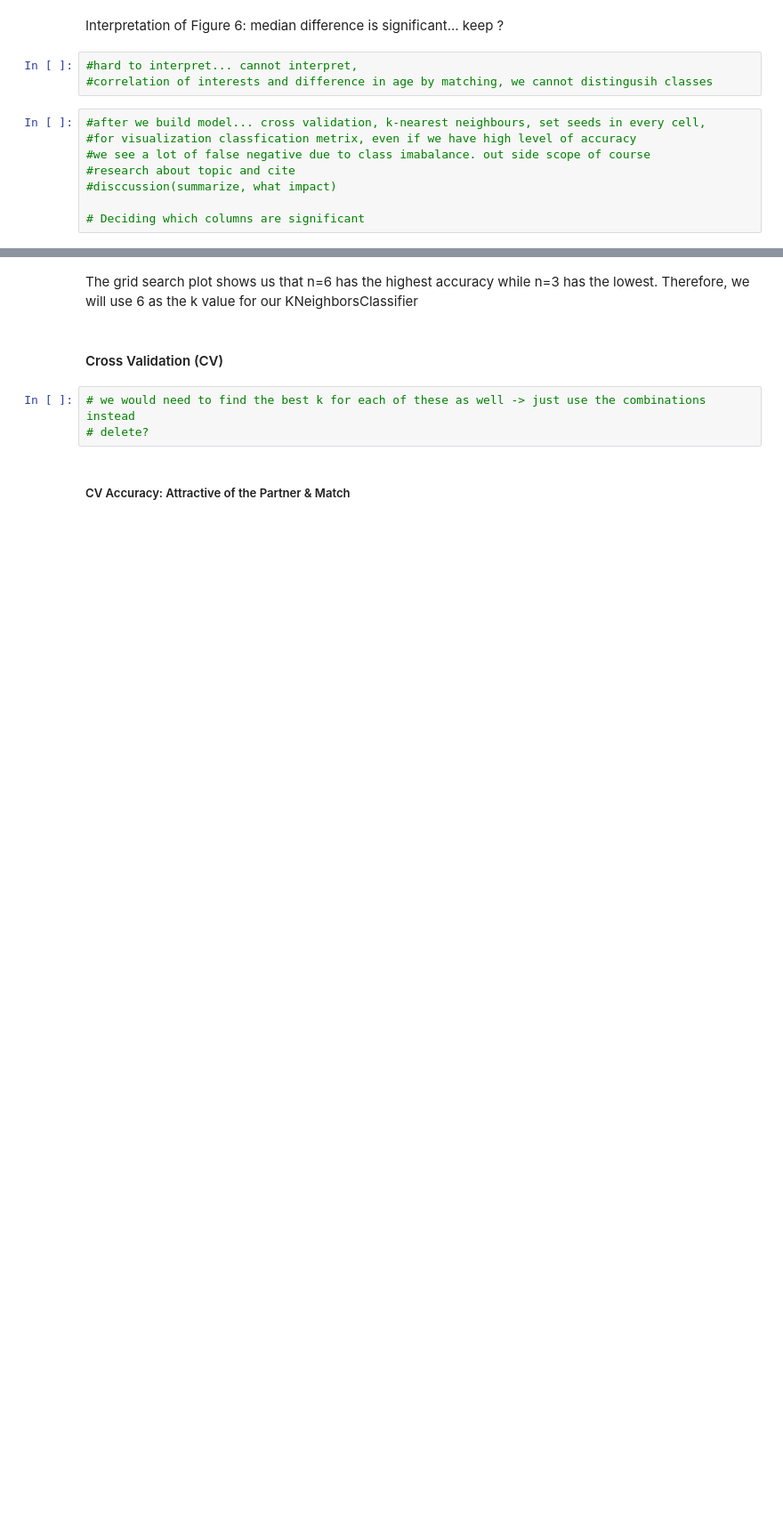
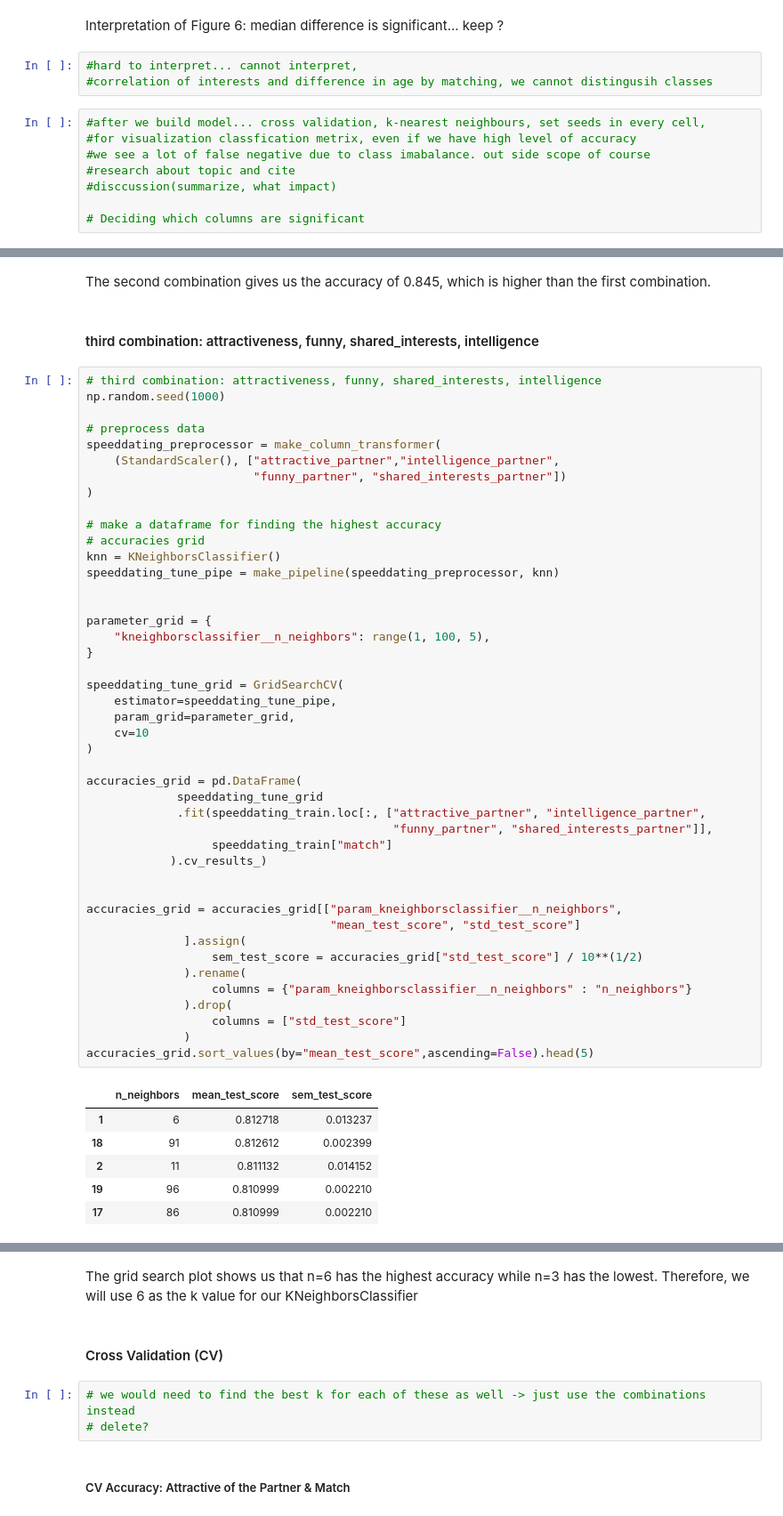
Before and after one commit to mkimur02/final_project_dsci100, a Jupyter notebook: Untitled.ipynb, the cells around one changed output, grey strips where cells are left out. Shown at 89% size. Saved outputs shown, nothing was run; the diff lists cells and outputs as text; blank space fills up the shorter version.

```diff
--- a/Untitled.ipynb
+++ b/Untitled.ipynb
@@ -189,0 +380,55 @@ Interpretation of Figure 6: median difference is significant... keep ?
+# %% [markdown]
+The second combination gives us the accuracy of 0.845, which is higher than the first combination.
+# %% [markdown]
+#### third combination: attractiveness, funny, shared_interests, intelligence
+# %%
+# third combination: attractiveness, funny, shared_interests, intelligence
+np.random.seed(1000)
+
+# preprocess data
+speeddating_preprocessor = make_column_transformer(
+    (StandardScaler(), ["attractive_partner","intelligence_partner",
+                        "funny_partner", "shared_interests_partner"])
+)
+
+# make a dataframe for finding the highest accuracy
+# accuracies grid
+knn = KNeighborsClassifier()
+speeddating_tune_pipe = make_pipeline(speeddating_preprocessor, knn)
+
+
+parameter_grid = {
+    "kneighborsclassifier__n_neighbors": range(1, 100, 5),
+}
+
+speeddating_tune_grid = GridSearchCV(
+    estimator=speeddating_tune_pipe,
+    param_grid=parameter_grid,
+    cv=10
+)
+
+accuracies_grid = pd.DataFrame(
+             speeddating_tune_grid
+             .fit(speeddating_train.loc[:, ["attractive_partner", "intelligence_partner",
+                                            "funny_partner", "shared_interests_partner"]],
+                  speeddating_train["match"]
+            ).cv_results_)
+
+
+accuracies_grid = accuracies_grid[["param_kneighborsclassifier__n_neighbors",
+                                   "mean_test_score", "std_test_score"]
+              ].assign(
+                  sem_test_score = accuracies_grid["std_test_score"] / 10**(1/2)
+              ).rename(
+                  columns = {"param_kneighborsclassifier__n_neighbors" : "n_neighbors"}
+              ).drop(
+                  columns = ["std_test_score"]
+              )
+accuracies_grid.sort_values(by="mean_test_score",ascending=False).head(5)
+# %% [output]
+|  | n_neighbors | mean_test_score | sem_test_score |
+| 1 | 6 | 0.812718 | 0.013237 |
+| 18 | 91 | 0.812612 | 0.002399 |
+| 2 | 11 | 0.811132 | 0.014152 |
+| 19 | 96 | 0.810999 | 0.002210 |
+| 17 | 86 | 0.810999 | 0.002210 |
```
Also changed, not shown: parts of 39 cells of this notebook.
